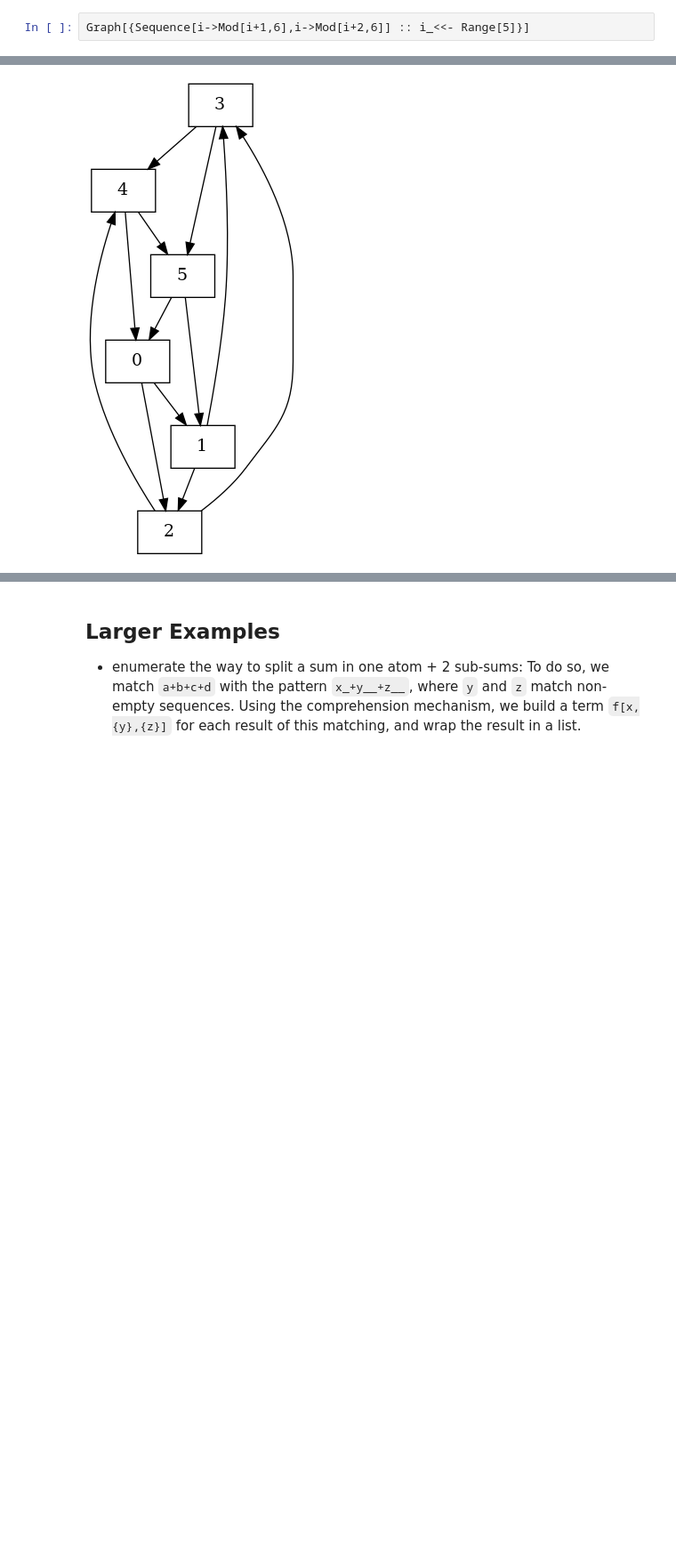
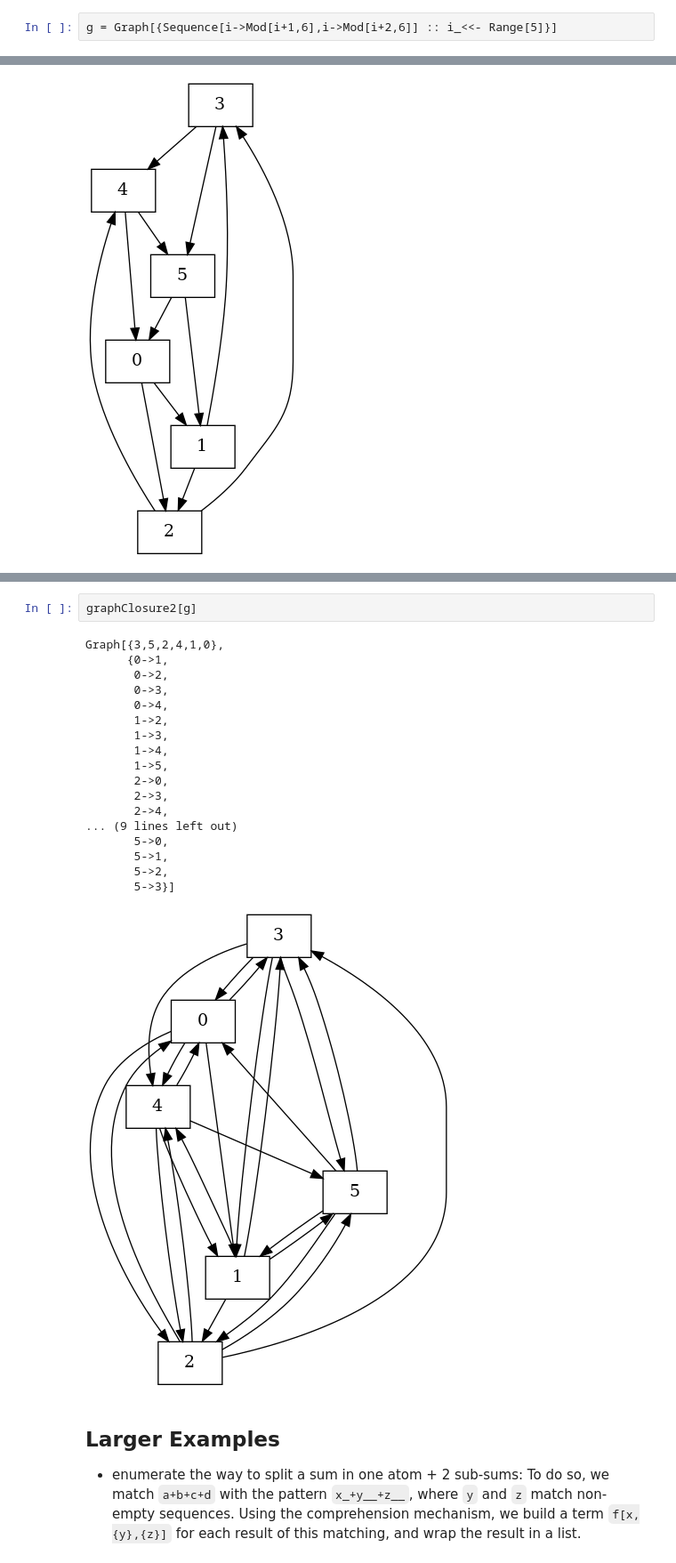
Before and after one commit to c-cube/stimsym, a Jupyter notebook: data/notebook_examples.ipynb, the cells around one changed output, grey strips where cells are left out. Shown: that part at 89% size. Cells and saved outputs as stored; diff of their text form; blank space fills up the shorter version.

```diff
--- a/data/notebook_examples.ipynb
+++ b/data/notebook_examples.ipynb
@@ -391,7 +430,7 @@ Graph[{i->j :: i_<<- {1,2,3,4}, j_<<-{a,b,c,d}}]
 # %% [markdown]
 Here, a simple graph where each node is connected to its two immediate successors in $\mathbb{Z}/6\mathbb{Z}$
 # %%
-Graph[{Sequence[i->Mod[i+1,6],i->Mod[i+2,6]] :: i_<<- Range[5]}]
+g = Graph[{Sequence[i->Mod[i+1,6],i->Mod[i+2,6]] :: i_<<- Range[5]}]
 # %% [output]
 Graph[{3,5,2,4,1,0},
       {0->1,0->2,1->2,1->3,2->3,2->4,3->4,3->5,4->5,4->0,5->0,5->1}]
@@ -399,3 +449,24 @@ Graph[{3,5,2,4,1,0},
+# %%
+graphClosure2[g]
+# %% [output]
+Graph[{3,5,2,4,1,0},
+      {0->1,
+       0->2,
+       0->3,
+       0->4,
+       1->2,
+       1->3,
+       1->4,
+       1->5,
+       2->0,
+       2->3,
+       2->4,
+... (9 lines left out)
+       5->0,
+       5->1,
+       5->2,
+       5->3}]
+[figure, added]
 # %% [markdown]
 ## Larger Examples
 
```
Also changed, not shown: parts of 18 cells of this notebook.
